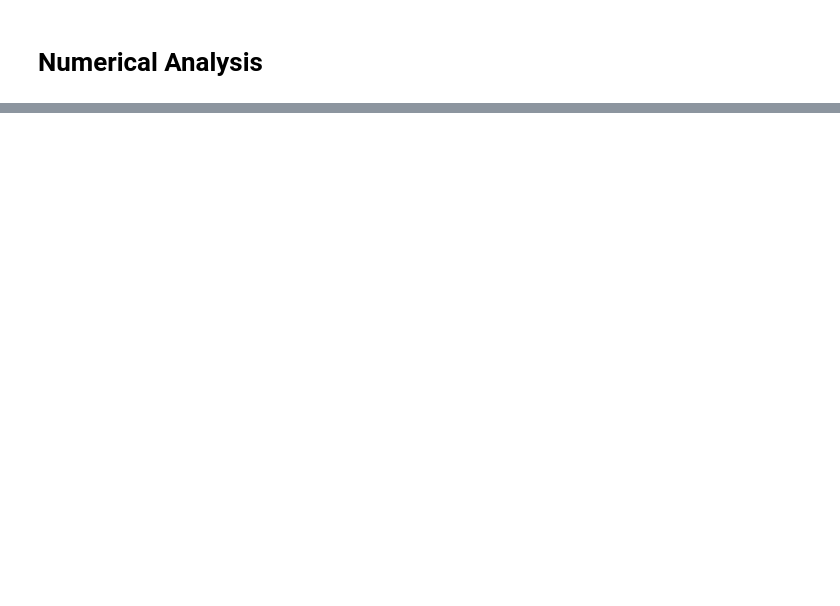
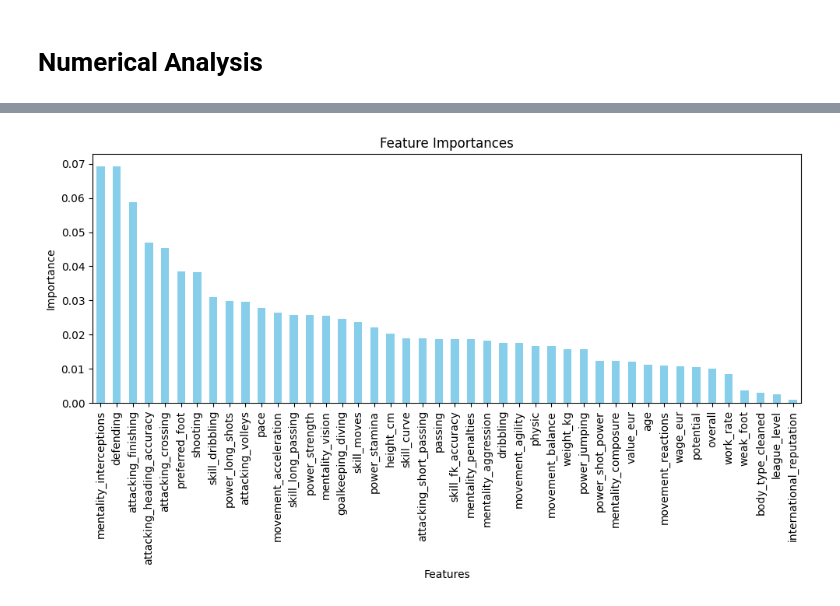
Before and after one commit to DenisProcyon/ML_proj2, a Jupyter notebook: src/main.ipynb, the cells around one changed output, grey strips where cells are left out. Drawn from its saved outputs; the diff is of its cells as text; code cells hidden in the pictures; blank space fills up the shorter version.

Commit message:
pred submission

```diff
--- a/src/main.ipynb
+++ b/src/main.ipynb
@@ -238,0 +600,4 @@ Highly correlated pairs:
+# %%
+train_data = get_data("train")
+
+initial_columns = train_data.columns
@@ -238,0 +639,16 @@ Highly correlated pairs:
+# %%
+X = train_data.drop("position", axis=1)
+y = train_data["position"]
+
+X_train, X_test, y_train, y_test = train_test_split(X, y, test_size=0.2, random_state=42)
+
+rf = RandomForestClassifier(n_estimators=200, criterion="entropy", max_depth=12, random_state=42)
+rf.fit(X_train, y_train)
+
+y_pred = rf.predict(X_test)
+
+f1 = f1_score(y_test, y_pred, average="weighted")
+
+print(f1)
+
+rf.feature_importances_
@@ -238,0 +666,12 @@ Highly correlated pairs:
+# %%
+test_data = get_data("test")
+
+ids = test_data["id"]
+
+test_data = preprocess_data(test_data, "test")
+
+rf.fit(X_train, y_train)
+
+predictions = rf.predict(test_data)
+output_df = pd.DataFrame({'id': ids, 'position': predictions})
+output_df.to_csv('submission.csv', index=False)
@@ -238,0 +696,13 @@ Highly correlated pairs:
+# %%
+feature_importances = rf.feature_importances_
+important_features = pd.Series(feature_importances, index=X.columns).sort_values(ascending=False)
+
+plt.figure(figsize=(10, 6))
+important_features.plot(kind='bar', color='skyblue')
+plt.xlabel('Features')
+plt.ylabel('Importance')
+plt.title('Feature Importances')
+plt.tight_layout()
+plt.show()
+# %% [output]
+[figure, added]
```
Also changed, not shown: parts of 43 cells of this notebook, 4 other files.
